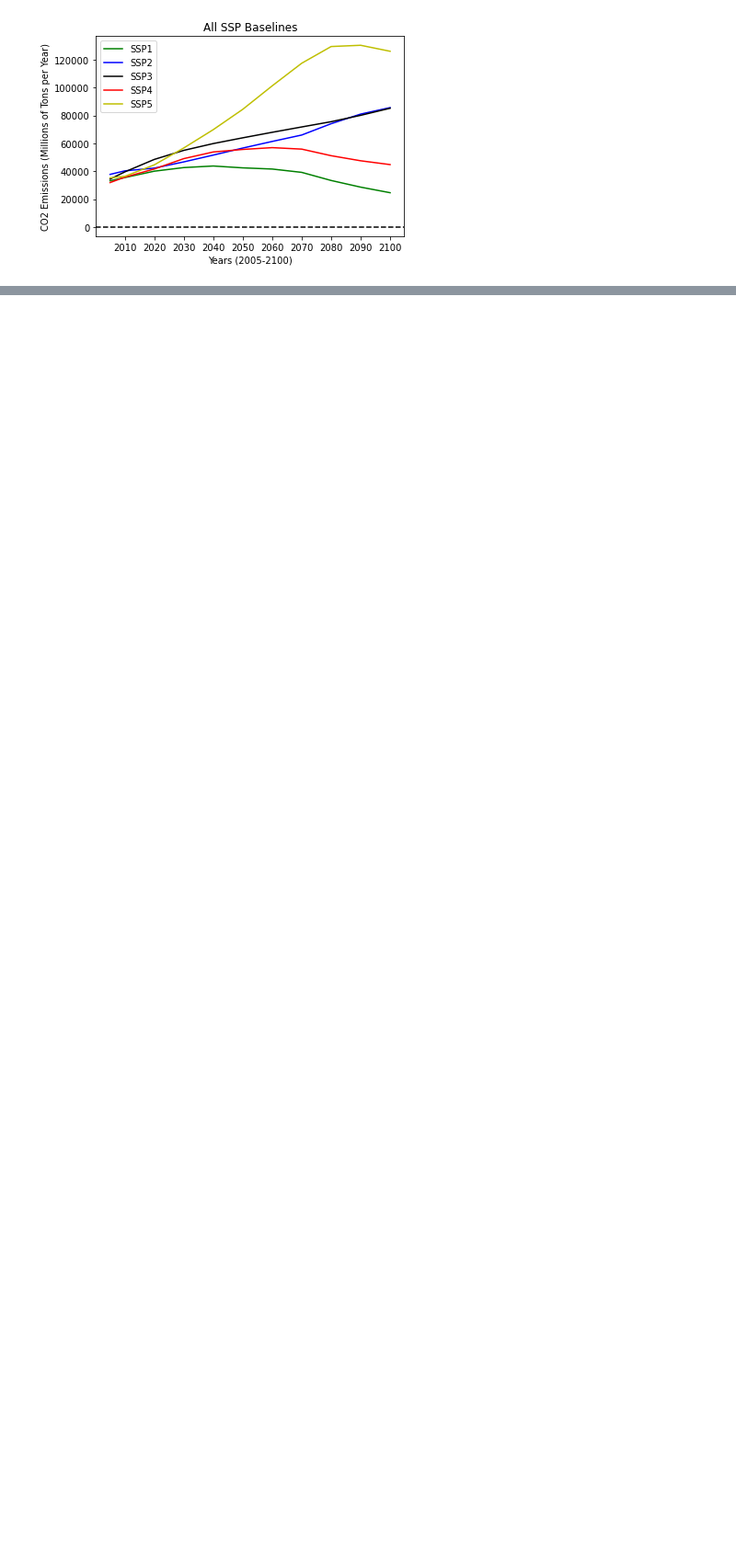
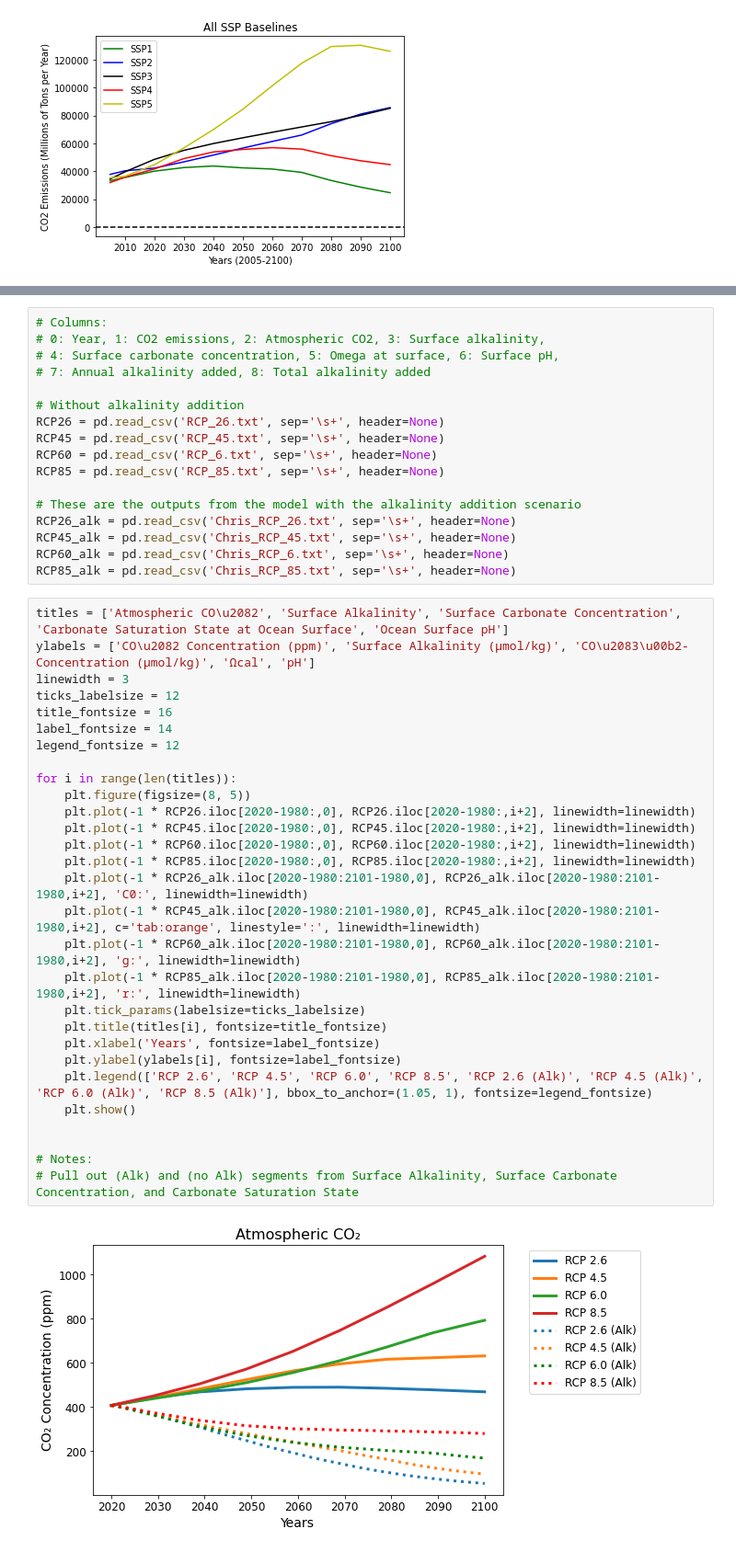
Before and after one commit to csun365/EPS-03, a Jupyter notebook: EPS-03.ipynb, the cells around one changed output, grey strips where cells are left out. Shown at 92% size. Saved outputs shown, nothing was run; the diff lists cells and outputs as text; blank space fills up the shorter version.

```diff
--- a/EPS-03.ipynb
+++ b/EPS-03.ipynb
@@ -271,3 +252,51 @@ d = np.transpose(np.array([np.arange(1980, 2101, 1), np.linspace(3e14, 3e15, np.
 alk_scenario = pd.DataFrame(data=d, columns=['Year', 'Added Alkalinity (mol/year)'])
 
 # np.savetxt('alk_scenario.txt', alk_scenario.values, fmt='%.4e')
+# %%
+# Columns:
+# 0: Year, 1: CO2 emissions, 2: Atmospheric CO2, 3: Surface alkalinity,
+# 4: Surface carbonate concentration, 5: Omega at surface, 6: Surface pH,
+# 7: Annual alkalinity added, 8: Total alkalinity added
+
+# Without alkalinity addition
+RCP26 = pd.read_csv('RCP_26.txt', sep='\s+', header=None)
+RCP45 = pd.read_csv('RCP_45.txt', sep='\s+', header=None)
+RCP60 = pd.read_csv('RCP_6.txt', sep='\s+', header=None)
+RCP85 = pd.read_csv('RCP_85.txt', sep='\s+', header=None)
+
+# These are the outputs from the model with the alkalinity addition scenario
+RCP26_alk = pd.read_csv('Chris_RCP_26.txt', sep='\s+', header=None)
+RCP45_alk = pd.read_csv('Chris_RCP_45.txt', sep='\s+', header=None)
+RCP60_alk = pd.read_csv('Chris_RCP_6.txt', sep='\s+', header=None)
+RCP85_alk = pd.read_csv('Chris_RCP_85.txt', sep='\s+', header=None)
+# %%
+titles = ['Atmospheric CO\u2082', 'Surface Alkalinity', 'Surface Carbonate Concentration', 'Carbonate Saturation State at Ocean Surface', 'Ocean Surface pH']
+ylabels = ['CO\u2082 Concentration (ppm)', 'Surface Alkalinity (µmol/kg)', 'CO\u2083\u00b2- Concentration (µmol/kg)', 'Ωcal', 'pH']
+linewidth = 3
+ticks_labelsize = 12
+title_fontsize = 16
+label_fontsize = 14
+legend_fontsize = 12
+
+for i in range(len(titles)):
+    plt.figure(figsize=(8, 5))
+    plt.plot(-1 * RCP26.iloc[2020-1980:,0], RCP26.iloc[2020-1980:,i+2], linewidth=linewidth)
+    plt.plot(-1 * RCP45.iloc[2020-1980:,0], RCP45.iloc[2020-1980:,i+2], linewidth=linewidth)
+    plt.plot(-1 * RCP60.iloc[2020-1980:,0], RCP60.iloc[2020-1980:,i+2], linewidth=linewidth)
+    plt.plot(-1 * RCP85.iloc[2020-1980:,0], RCP85.iloc[2020-1980:,i+2], linewidth=linewidth)
+    plt.plot(-1 * RCP26_alk.iloc[2020-1980:2101-1980,0], RCP26_alk.iloc[2020-1980:2101-1980,i+2], 'C0:', linewidth=linewidth)
+    plt.plot(-1 * RCP45_alk.iloc[2020-1980:2101-1980,0], RCP45_alk.iloc[2020-1980:2101-1980,i+2], c='tab:orange', linestyle=':', linewidth=linewidth)
+    plt.plot(-1 * RCP60_alk.iloc[2020-1980:2101-1980,0], RCP60_alk.iloc[2020-1980:2101-1980,i+2], 'g:', linewidth=linewidth)
+    plt.plot(-1 * RCP85_alk.iloc[2020-1980:2101-1980,0], RCP85_alk.iloc[2020-1980:2101-1980,i+2], 'r:', linewidth=linewidth)
+    plt.tick_params(labelsize=ticks_labelsize)
+    plt.title(titles[i], fontsize=title_fontsize)
+    plt.xlabel('Years', fontsize=label_fontsize)
+    plt.ylabel(ylabels[i], fontsize=label_fontsize)
+    plt.legend(['RCP 2.6', 'RCP 4.5', 'RCP 6.0', 'RCP 8.5', 'RCP 2.6 (Alk)', 'RCP 4.5 (Alk)', 'RCP 6.0 (Alk)', 'RCP 8.5 (Alk)'], bbox_to_anchor=(1.05, 1), fontsize=legend_fontsize)
+    plt.show()
+
+
+# Notes:
+# Pull out (Alk) and (no Alk) segments from Surface Alkalinity, Surface Carbonate Concentration, and Carbonate Saturation State
+# %% [output]
+[figure, added]
```
Also changed, not shown: parts of 11 cells of this notebook.
